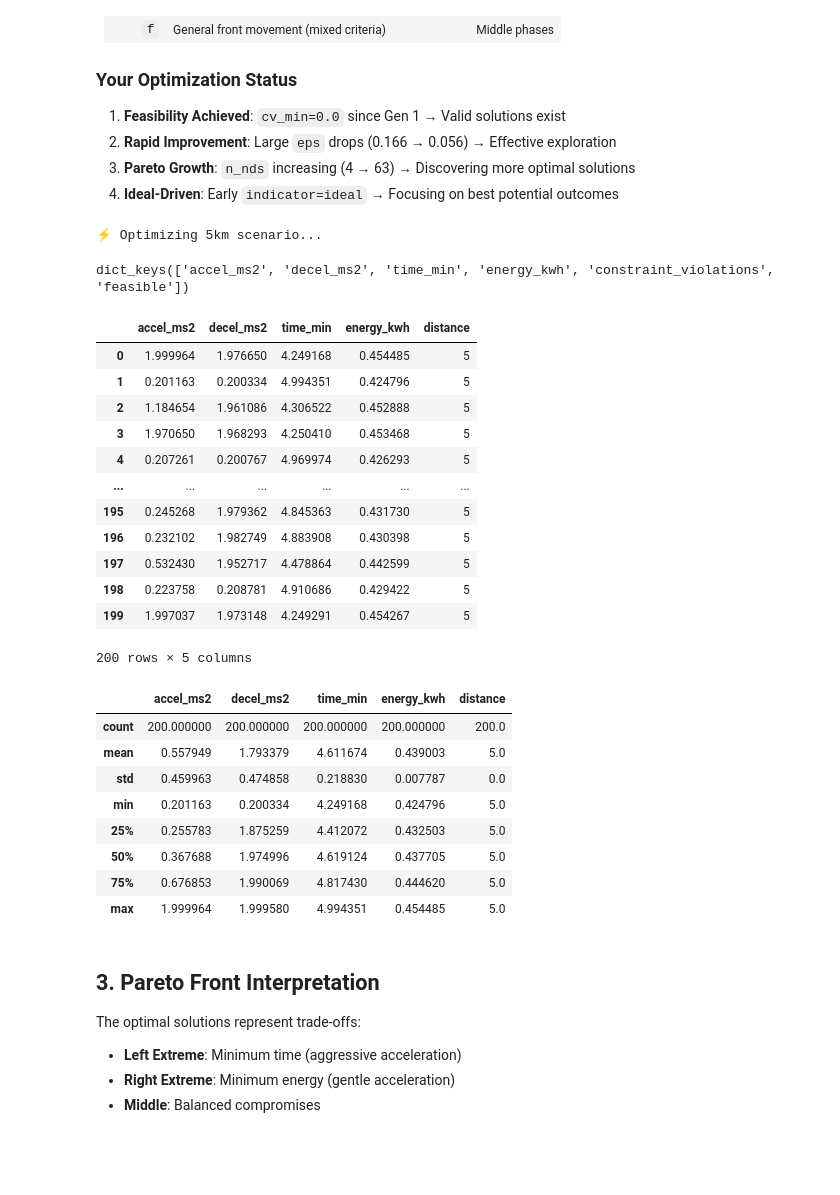
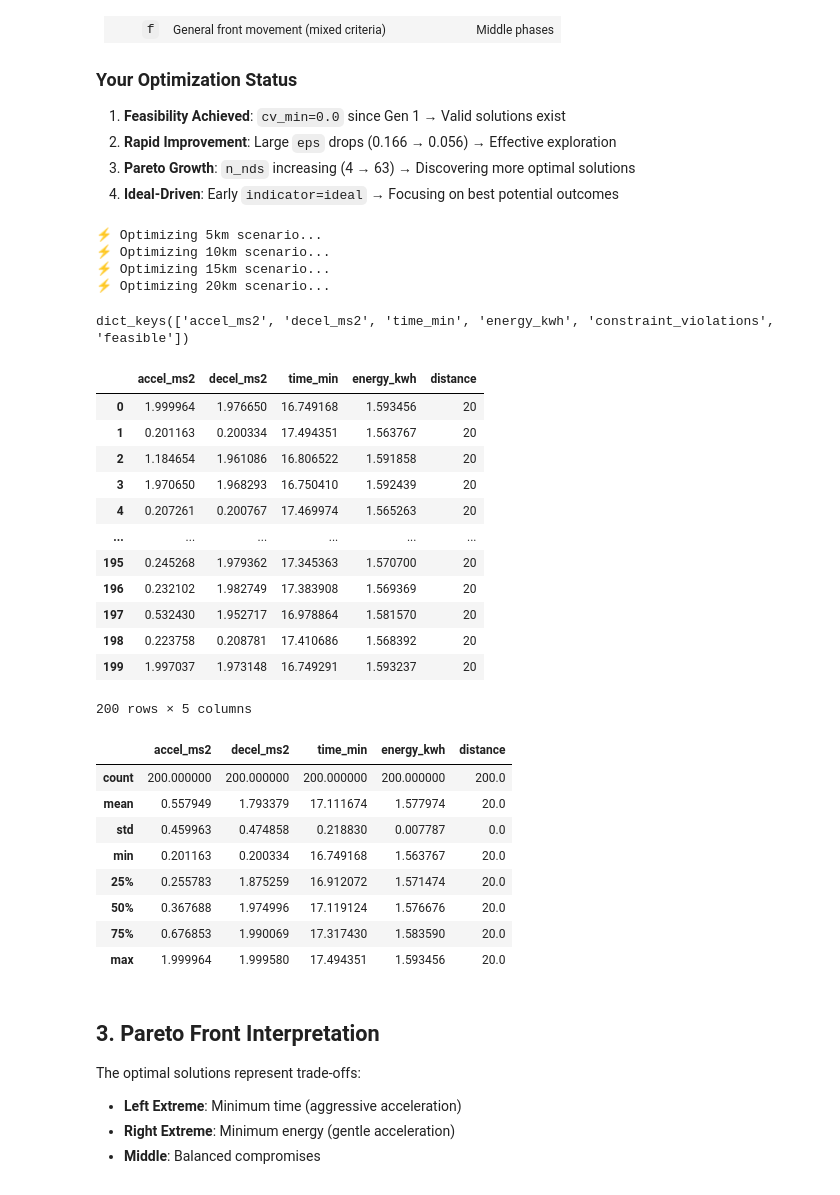
Before and after one commit to Nicola-Ibrahim/Tracing-Objectives-Backwards, a Jupyter notebook: notebooks/01_pareto_front.ipynb, the cells around one changed output. Saved outputs shown, nothing was run; the diff lists cells and outputs as text; code cells hidden in the pictures; blank space fills up the shorter version.

```diff
--- a/notebooks/01_pareto_front.ipynb
+++ b/notebooks/01_pareto_front.ipynb
@@ -558,7 +577,7 @@ class ParetoResultArchiver:
         return file_path
 # %%
 # Optimization targets
-target_distances_km = [5]
+target_distances_km = [5, 10 ,15, 20]
 
 # Run optimizations
 for distance in target_distances_km:
@@ -571,6 +590,9 @@ for distance in target_distances_km:
     )
 # %% [output]
 ⚡ Optimizing 5km scenario...
+⚡ Optimizing 10km scenario...
+⚡ Optimizing 15km scenario...
+⚡ Optimizing 20km scenario...
 # %%
 def load_pareto_front(distance_km, archive_dir):
     file_path = Path(archive_dir) / f"pareto_{int(distance_km)}km.pkl"
@@ -578,7 +600,7 @@ def load_pareto_front(distance_km, archive_dir):
         return pickle.load(f)
 
 # Example usage
-front = load_pareto_front(5, "pareto_results")
+front = load_pareto_front(20, "pareto_results")
 
 front.get('pareto_front').keys()
 # %% [output]
@@ -586,38 +608,39 @@ dict_keys(['accel_ms2', 'decel_ms2', 'time_min', 'energy_kwh', 'constraint_viola
 # %%
 # Convert to DataFrame
 columns = ['accel_ms2', 'decel_ms2', 'time_min', 'energy_kwh']
+df_all = pd.DataFrame(front.get('all_solutions'), columns=columns)
 df_front = pd.DataFrame(front.get('pareto_front'), columns=columns)
 df_front['distance'] = front.get('metadata').get('distance_km')
 
 
 # Sort by travel time (ascending
 df_front
 # %% [output]
 |  | accel_ms2 | decel_ms2 | time_min | energy_kwh | distance |
-| 0 | 1.999964 | 1.976650 | 4.249168 | 0.454485 | 5 |
-| 1 | 0.201163 | 0.200334 | 4.994351 | 0.424796 | 5 |
-| 2 | 1.184654 | 1.961086 | 4.306522 | 0.452888 | 5 |
-| 3 | 1.970650 | 1.968293 | 4.250410 | 0.453468 | 5 |
-| 4 | 0.207261 | 0.200767 | 4.969974 | 0.426293 | 5 |
+| 0 | 1.999964 | 1.976650 | 16.749168 | 1.593456 | 20 |
+| 1 | 0.201163 | 0.200334 | 17.494351 | 1.563767 | 20 |
+| 2 | 1.184654 | 1.961086 | 16.806522 | 1.591858 | 20 |
+| 3 | 1.970650 | 1.968293 | 16.750410 | 1.592439 | 20 |
+| 4 | 0.207261 | 0.200767 | 17.469974 | 1.565263 | 20 |
 | ... | ... | ... | ... | ... | ... |
-| 195 | 0.245268 | 1.979362 | 4.845363 | 0.431730 | 5 |
-| 196 | 0.232102 | 1.982749 | 4.883908 | 0.430398 | 5 |
-| 197 | 0.532430 | 1.952717 | 4.478864 | 0.442599 | 5 |
-| 198 | 0.223758 | 0.208781 | 4.910686 | 0.429422 | 5 |
-| 199 | 1.997037 | 1.973148 | 4.249291 | 0.454267 | 5 |
+| 195 | 0.245268 | 1.979362 | 17.345363 | 1.570700 | 20 |
+| 196 | 0.232102 | 1.982749 | 17.383908 | 1.569369 | 20 |
+| 197 | 0.532430 | 1.952717 | 16.978864 | 1.581570 | 20 |
+| 198 | 0.223758 | 0.208781 | 17.410686 | 1.568392 | 20 |
+| 199 | 1.997037 | 1.973148 | 16.749291 | 1.593237 | 20 |
 200 rows × 5 columns
 # %%
-df_results.describe()
+df_front.describe()
 # %% [output]
 |  | accel_ms2 | decel_ms2 | time_min | energy_kwh | distance |
 | count | 200.000000 | 200.000000 | 200.000000 | 200.000000 | 200.0 |
-| mean | 0.557949 | 1.793379 | 4.611674 | 0.439003 | 5.0 |
+| mean | 0.557949 | 1.793379 | 17.111674 | 1.577974 | 20.0 |
 | std | 0.459963 | 0.474858 | 0.218830 | 0.007787 | 0.0 |
-| min | 0.201163 | 0.200334 | 4.249168 | 0.424796 | 5.0 |
-| 25% | 0.255783 | 1.875259 | 4.412072 | 0.432503 | 5.0 |
-| 50% | 0.367688 | 1.974996 | 4.619124 | 0.437705 | 5.0 |
-| 75% | 0.676853 | 1.990069 | 4.817430 | 0.444620 | 5.0 |
-| max | 1.999964 | 1.999580 | 4.994351 | 0.454485 | 5.0 |
+| min | 0.201163 | 0.200334 | 16.749168 | 1.563767 | 20.0 |
+| 25% | 0.255783 | 1.875259 | 16.912072 | 1.571474 | 20.0 |
+| 50% | 0.367688 | 1.974996 | 17.119124 | 1.576676 | 20.0 |
+| 75% | 0.676853 | 1.990069 | 17.317430 | 1.583590 | 20.0 |
+| max | 1.999964 | 1.999580 | 17.494351 | 1.593456 | 20.0 |
 # %% [markdown]
 ## 3. Pareto Front Interpretation
 The optimal solutions represent trade-offs:
```
Also changed, not shown: parts of 5 cells of this notebook.
